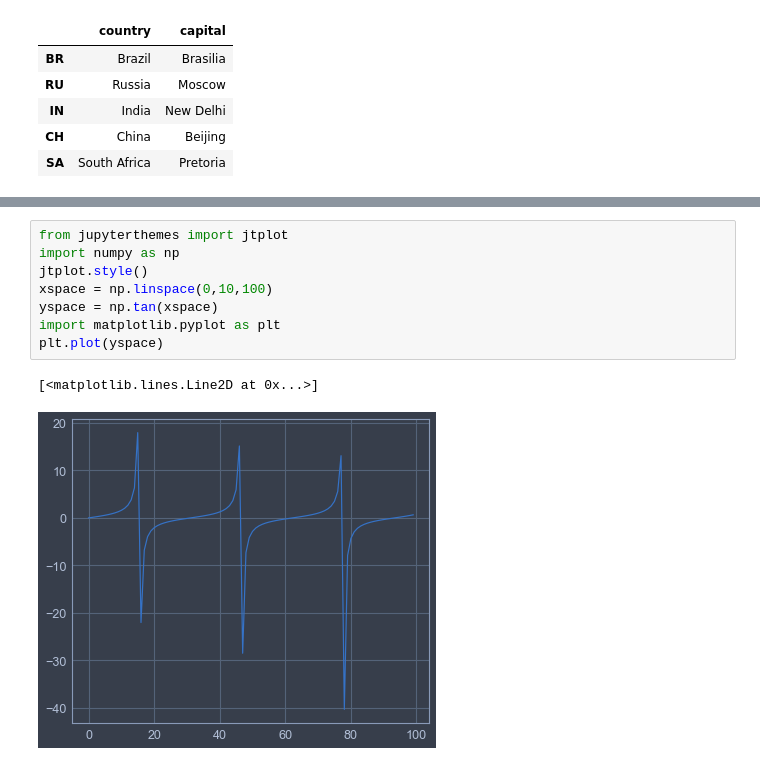
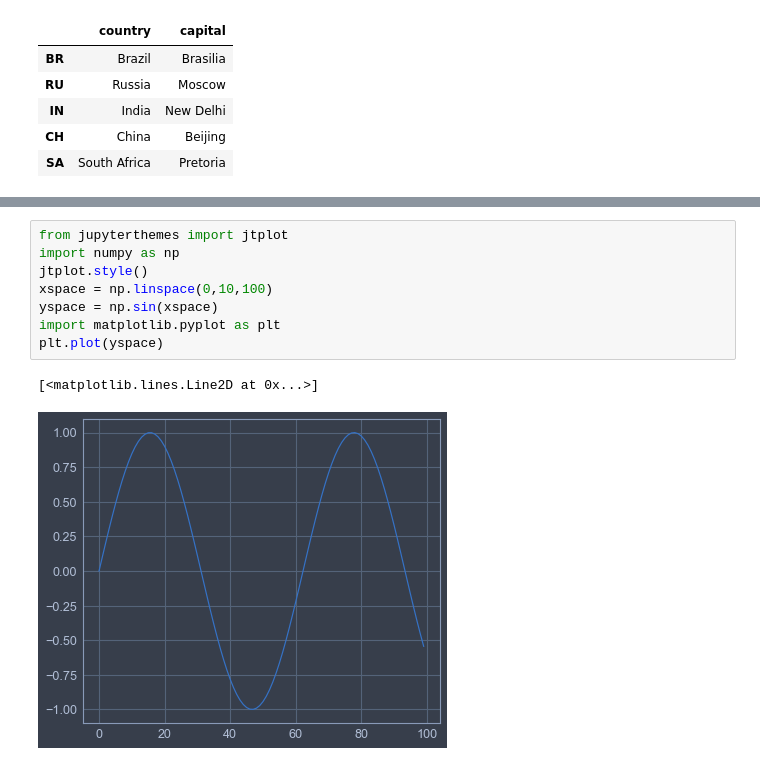
Before and after one commit to CaesarOG/DataCamp, a Jupyter notebook: Intermediate Python for Data Science.ipynb, the cells around one changed output, grey strips where cells are left out. Saved outputs shown, nothing was run; the diff lists cells and outputs as text.

```diff
--- a/Intermediate Python for Data Science.ipynb
+++ b/Intermediate Python for Data Science.ipynb
@@ -332,11 +469,11 @@ c
 # %%
 from jupyterthemes import jtplot
 import numpy as np
 jtplot.style()
 xspace = np.linspace(0,10,100)
-yspace = np.tan(xspace)
+yspace = np.sin(xspace)
 import matplotlib.pyplot as plt
 plt.plot(yspace)
 # %% [output]
 [<matplotlib.lines.Line2D at 0x...>]
-[figure, old version]
+[figure, new version]
```
Also changed, not shown: parts of 23 cells of this notebook, 1 other file.
